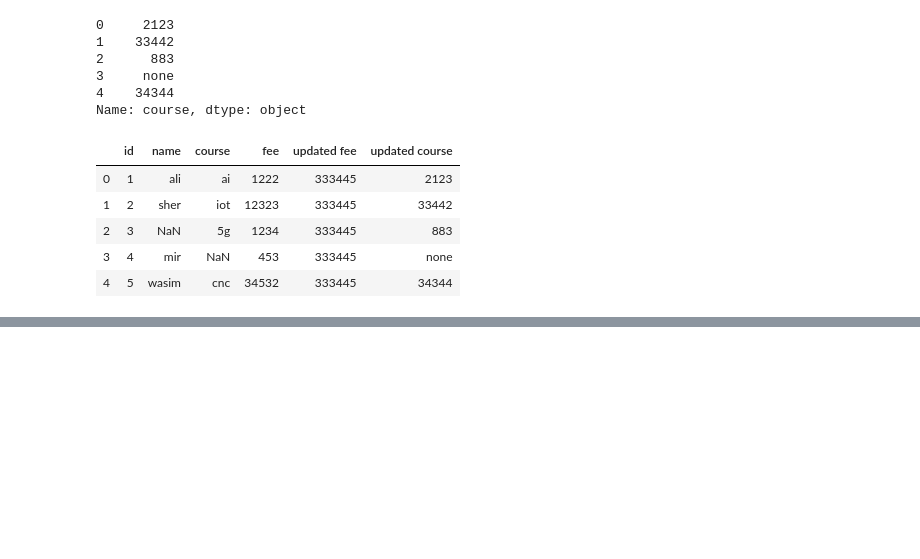
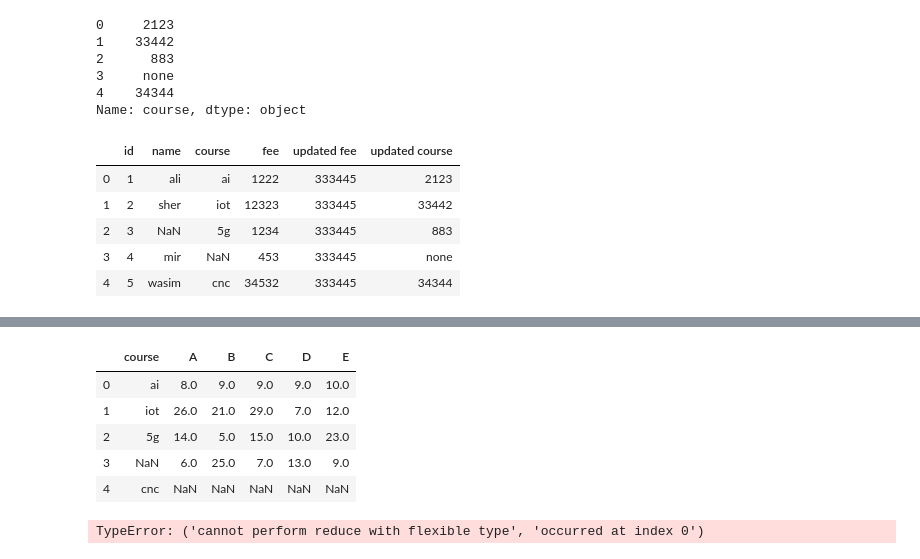
Before and after one commit to 1zulkifel/Data_science, a Jupyter notebook: Q2_lec_5.ipynb, the cells around one changed output, grey strips where cells are left out. Saved outputs shown, nothing was run; the diff lists cells and outputs as text; code cells hidden in the pictures; blank space fills up the shorter version.

```diff
--- a/Q2_lec_5.ipynb
+++ b/Q2_lec_5.ipynb
@@ -448,0 +443,14 @@ df_z
+# %%
+df_z[['course','A','B','C','D','E']]
+# %% [output]
+|  | course | A | B | C | D | E |
+| 0 | ai | 8.0 | 9.0 | 9.0 | 9.0 | 10.0 |
+| 1 | iot | 26.0 | 21.0 | 29.0 | 7.0 | 12.0 |
+| 2 | 5g | 14.0 | 5.0 | 15.0 | 10.0 | 23.0 |
+| 3 | NaN | 6.0 | 25.0 | 7.0 | 13.0 | 9.0 |
+| 4 | cnc | NaN | NaN | NaN | NaN | NaN |
+# %%
+df_z[['course','A','B','C','D','E']].apply(lambda x:usr_f(*x),axis=1)
+df_z
+# %% [output]
+TypeError: ('cannot perform reduce with flexible type', 'occurred at index 0')
```
Also changed, not shown: parts of 11 cells of this notebook.
